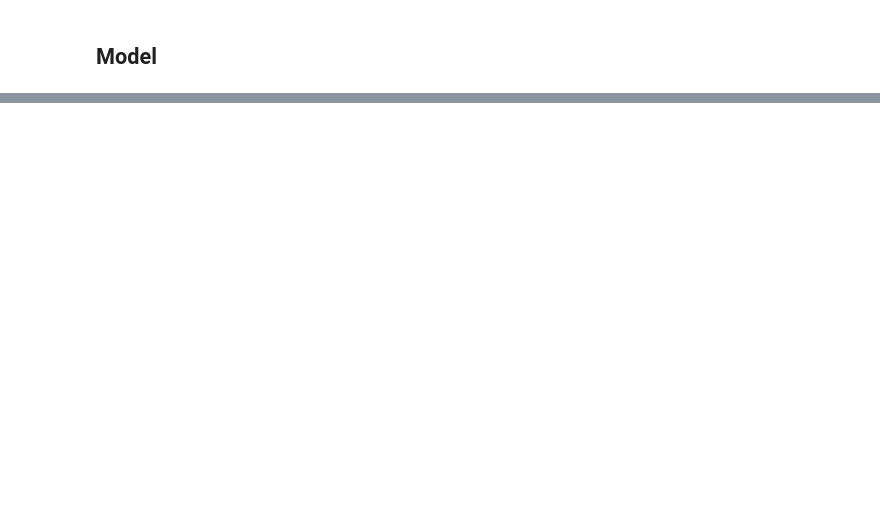
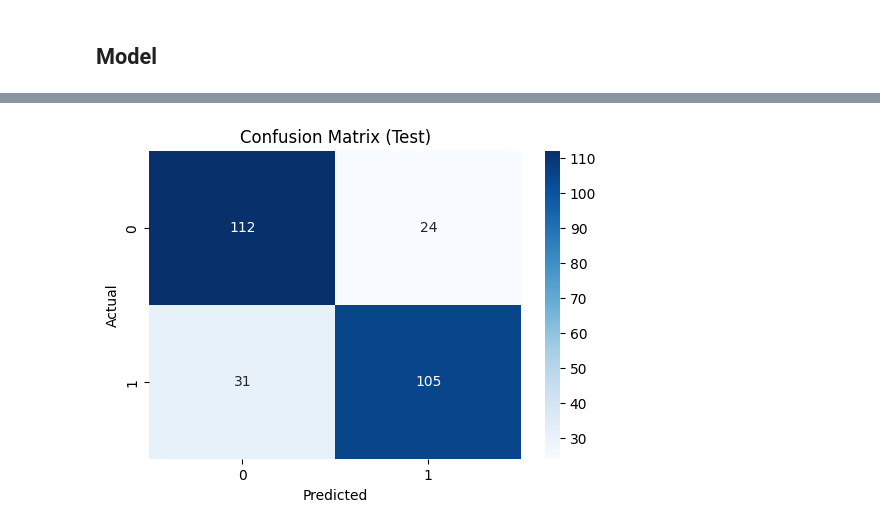
Before and after one commit to mcfiet/dl-project, a Jupyter notebook: model_training.ipynb, the cells around one changed output, grey strips where cells are left out. Drawn from its saved outputs; the diff is of its cells as text; code cells hidden in the pictures; blank space fills up the shorter version.

```diff
--- a/model_training.ipynb
+++ b/model_training.ipynb
@@ -350,0 +291,18 @@ plt.show()
+# %%
+# Loss/accuracy
+test_loss, test_acc = evaluate(model, test_loader, criterion, device)
+
+# Probabilities and class metrics
+test_targets, test_probs, test_preds = collect_predictions(model, test_loader, device)
+
+test_targets_np = test_targets.numpy()
+test_probs_np = test_probs.numpy()
+test_preds_np = test_preds.numpy()
+
+print(f"Test Loss: {test_loss:.4f}  Acc: {test_acc:.3f}")
+print(f"Test ROC-AUC: {roc_auc_score(test_targets_np, test_probs_np):.3f}")
+print(f"Test PR-AUC (avg precision): {average_precision_score(test_targets_np, test_probs_np):.3f}")
+
+cm = confusion_matrix(test_targets_np, test_preds_np)
+print("Confusion matrix:", cm)
+print("Classification report:", classification_report(test_targets_np, test_preds_np, zero_division=0))
@@ -350,0 +323,10 @@ plt.show()
+# %%
+import seaborn as sns
+plt.figure(figsize=(6, 4))
+sns.heatmap(cm, annot=True, fmt="d", cmap="Blues")
+plt.title("Confusion Matrix (Test)")
+plt.ylabel("Actual")
+plt.xlabel("Predicted")
+plt.show()
+# %% [output]
+[figure, added]
```
Also changed, not shown: parts of 33 cells of this notebook.
